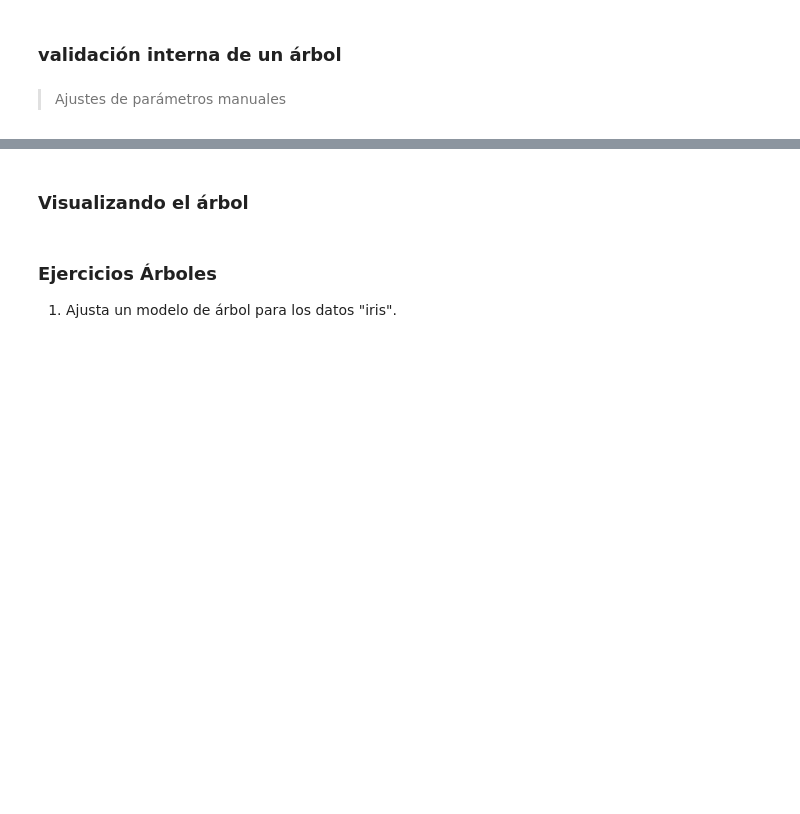
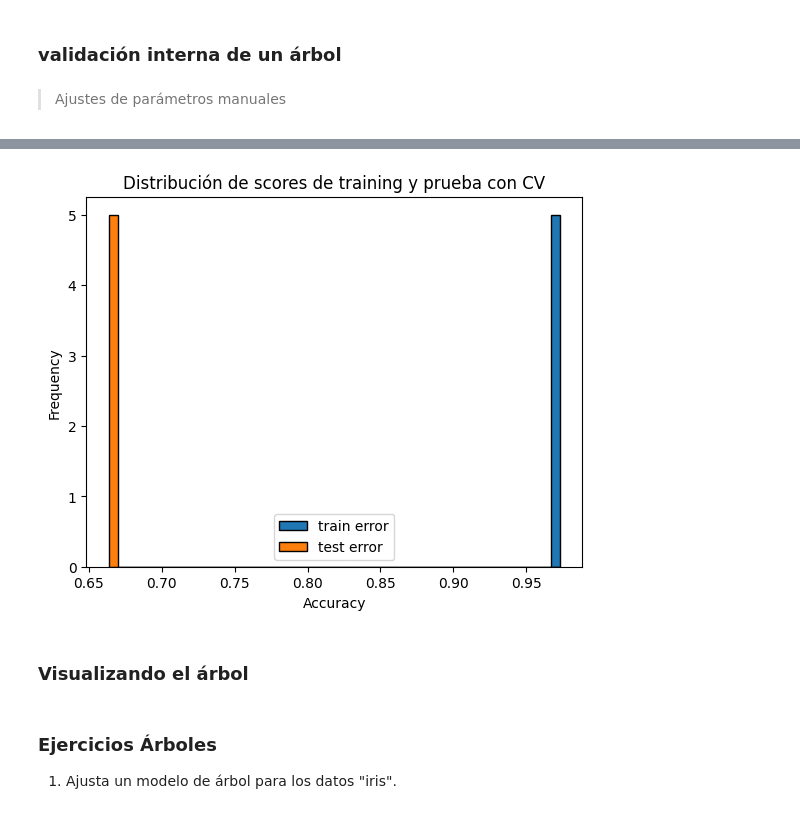
Before and after one commit to ricardoahumada/-Pythor_for_Data_Science, a Jupyter notebook: cap3/3.1.Intro-Classification-Completo.ipynb, the cells around one changed output, grey strips where cells are left out. Drawn from its saved outputs; the diff is of its cells as text; code cells hidden in the pictures; blank space fills up the shorter version.

```diff
--- a/cap3/3.1.Intro-Classification-Completo.ipynb
+++ b/cap3/3.1.Intro-Classification-Completo.ipynb
@@ -183,3 +279,13 @@ np.mean(predictions == y_test)
+# %%
+scores = pd.DataFrame()
+scores[["train error", "test error"]] = cv_results[
+    ["train_score", "test_score"]]
+# %%
+scores.plot.hist(bins=50, edgecolor="black")
+plt.xlabel("Accuracy")
+_ = plt.title("Distribución de scores de training y prueba con CV")
+# %% [output]
+[figure, added]
 # %% [markdown]
 ### Visualizando el árbol
 # %%
```
Also changed, not shown: parts of 11 cells of this notebook, 2 other files.
